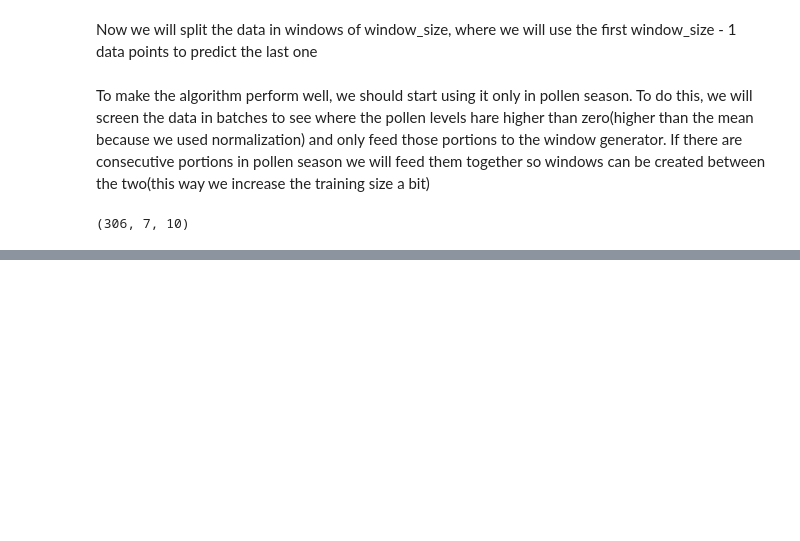
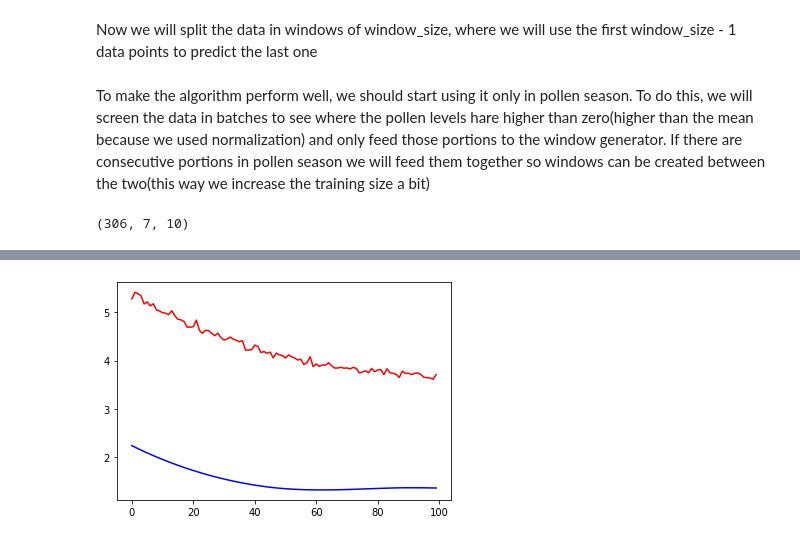
Before and after one commit to bolito2/pollen-forecast, a Jupyter notebook: forecast.ipynb, the cells around one changed output, grey strips where cells are left out. Cells and saved outputs as stored; diff of their text form; code cells hidden in the pictures; blank space fills up the shorter version.

Commit message:
First LSTM iteration

```diff
--- a/forecast.ipynb
+++ b/forecast.ipynb
@@ -251,0 +292,6 @@ print(X_total.shape)
+# %%
+m_train = X_train.shape[0]
+m_dev = X_dev.shape[0]
+
+print('m_train =', m_train)
+print('m_dev =', m_dev)
@@ -251,0 +303,6 @@ print(X_total.shape)
+# %%
+X_in = Input(shape=(window_size - 1, n))
+X = LSTM(n, dropout=0.5)(X_in)
+X_out = Dense(units=1)(X)
+
+model = Model(inputs=X_in, outputs=X_out)
@@ -251,0 +326,5 @@ print(X_total.shape)
+# %%
+opt = Adam(learning_rate=0.001, beta_1 = 0.9, beta_2 = 0.99, epsilon=1e-7, clipnorm=10)
+model.compile(loss='mse', optimizer=opt)
+# %%
+fitting = model.fit(X_train, Y_train, batch_size=m_train, epochs = 100, validation_data=(X_dev, Y_dev))
@@ -251,0 +349,6 @@ print(X_total.shape)
+# %%
+plt.plot(np.array(fitting.history['loss']), color='r')
+plt.plot(np.array(fitting.history['val_loss']), color='b')
+plt.show()
+# %% [output]
+[figure, added]
```
Also changed, not shown: parts of 16 cells of this notebook.
